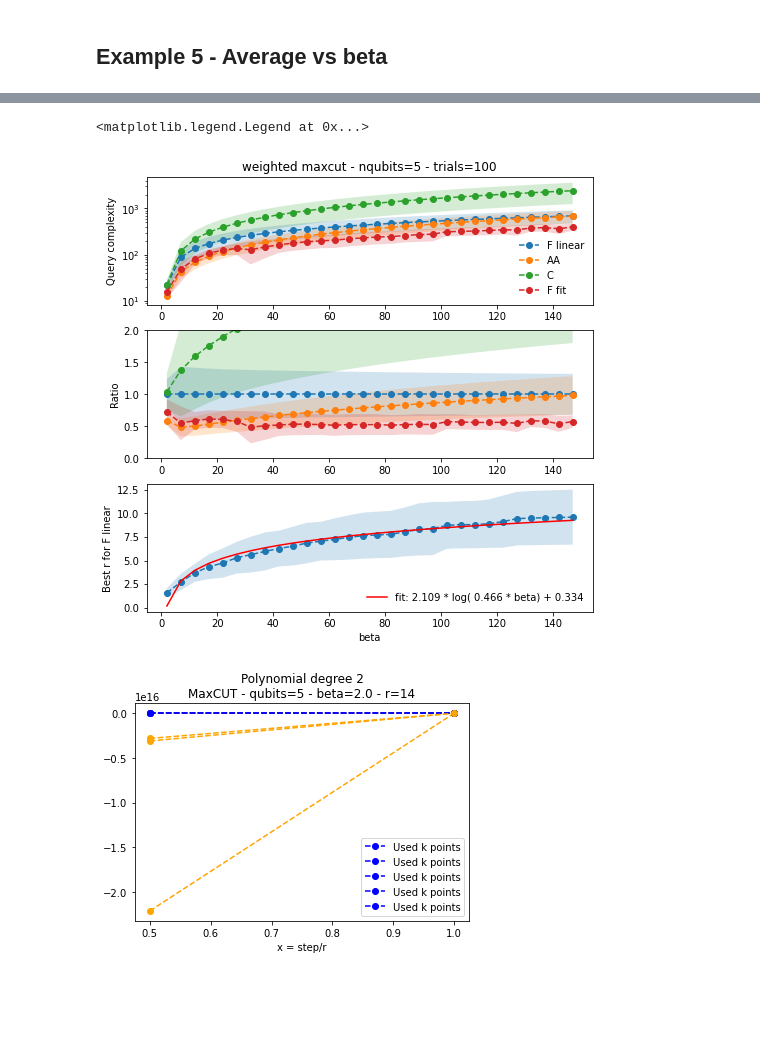
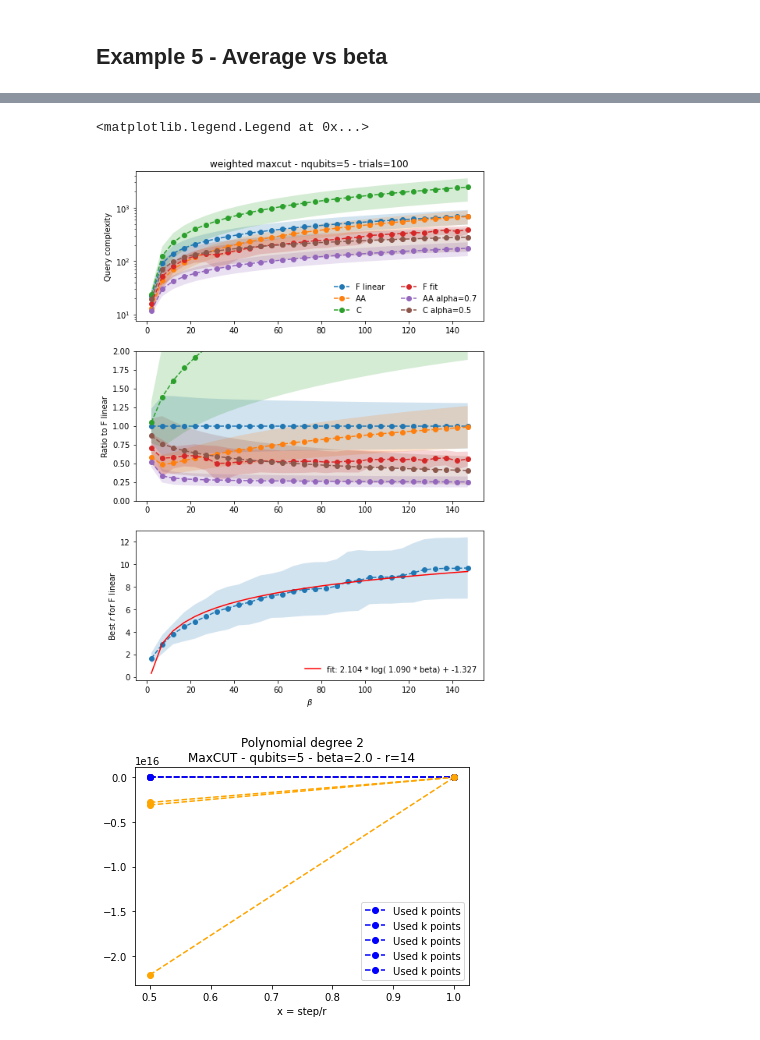
Before and after one commit to scarrazza/QITE, a Jupyter notebook: crosscheck.ipynb, the cells around one changed output, grey strips where cells are left out. Drawn from its saved outputs; the diff is of its cells as text; code cells hidden in the pictures; blank space fills up the shorter version.

```diff
--- a/crosscheck.ipynb
+++ b/crosscheck.ipynb
@@ -131,13 +131,13 @@ class FragmentedQuITE:
         """Return linear query prediction."""
         return self.compute_query(params=None, schedule=lambda t, _: t, r=r, b=b)
 
-    def Q(self, beta):
+    def Q(self, beta, alpha=1):
         Psbeta = self.Psuc(beta)
-        bquery = self.query(beta=beta, eps=self.eps / 2 * np.sqrt(Psbeta), deltal=1)
+        bquery = self.query(beta=beta**alpha, eps=self.eps / 2 * np.sqrt(Psbeta), deltal=1)
         return 1/Psbeta * bquery
 
-    def Qampl(self, beta):
+    def Qampl(self, beta, alpha=1):
         Psbeta = self.Psuc(beta)
-        return 1/np.sqrt(Psbeta) * self.query(beta=beta, eps=self.eps / 2 * np.sqrt(Psbeta), deltal=1)
+        return 1/np.sqrt(Psbeta) * self.query(beta=beta**alpha, eps=self.eps / 2 * np.sqrt(Psbeta), deltal=1)
 # %% [markdown]
 ## Example
@@ -521,10 +259,14 @@ def myschedule(t, params):
 
 r_range = range(1, 15)
 beta_max = 150
+alpha_c = 0.5
+alpha_ampl = 0.7
 beta_range = range(2, beta_max+1, 5)
 qref = np.zeros(shape=(len(beta_range),ntrials))
 qampl = np.zeros(shape=(len(beta_range),ntrials))
+qampl_alpha = np.zeros(shape=(len(beta_range),ntrials))
 qc = np.zeros(shape=(len(beta_range),ntrials))
+qc_alpha = np.zeros(shape=(len(beta_range),ntrials))
 bestr = np.zeros(shape=(len(beta_range), ntrials))
 qopt = np.zeros(shape=(len(beta_range),ntrials))
 parameters = np.zeros(shape=(len(beta_range), ntrials, npol-1))
@@ -536,10 +278,10 @@ for nt in range(ntrials):
                             random_graph=True), Qu)
 
     for ii, beta in enumerate(beta_range):
-        a_ref = model.Q(beta)
-        ampl_ref = model.Qampl(beta)
-        qampl[ii][nt] = ampl_ref
-        qc[ii][nt] = a_ref
+        qampl[ii][nt] =  model.Qampl(beta)
+        qampl_alpha[ii][nt] = model.Qampl(beta, alpha=alpha_ampl)
+        qc[ii][nt] = model.Q(beta)
+        qc_alpha[ii][nt] = model.Q(beta, alpha=alpha_c)
 
         values = []
         for r in r_range:
@@ -666,41 +391,46 @@ trial=0
 def plot_band(axs, x, cv, std, label=None):
     axs.plot(x, cv, 'o--',label=label)
     axs.fill_between(x, cv-std, cv+std, alpha=0.2)
 
-fig, axs = plt.subplots(3, figsize=(8,8))
+fig, axs = plt.subplots(3, figsize=(8,12))
 axs[0].set_title('weighted maxcut - nqubits=%d - trials=%d' % (nqubits, ntrials))
 plot_band(axs[0], beta_range, np.mean(qref, axis=1), np.std(qref, axis=1), label='F linear')
 plot_band(axs[0], beta_range, np.mean(qampl, axis=1), np.std(qampl, axis=1), label='AA')
 plot_band(axs[0], beta_range, np.mean(qc, axis=1), np.std(qc, axis=1), label='C')
 plot_band(axs[0], beta_range, np.nanmean(qopt, axis=1), np.nanstd(qopt, axis=1), label='F fit')
 
+plot_band(axs[0], beta_range, np.mean(qampl_alpha, axis=1), np.std(qampl_alpha, axis=1), label=f'AA alpha={alpha_ampl}')
+plot_band(axs[0], beta_range, np.mean(qc_alpha, axis=1), np.std(qc_alpha, axis=1), label=f'C alpha={alpha_c}')
+
 axs[0].set_yscale('log')
-axs[0].legend(frameon=False);
+axs[0].legend(frameon=False, ncol=2)
 axs[0].set_ylabel('Query complexity')
 
 plot_band(axs[1], beta_range, np.mean(qref, axis=1)/np.mean(qref, axis=1), np.std(qref, axis=1)/np.mean(qref, axis=1))
 plot_band(axs[1], beta_range, np.mean(qampl, axis=1)/np.mean(qref, axis=1), np.std(qampl, axis=1)/np.mean(qref, axis=1))
 plot_band(axs[1], beta_range, np.mean(qc, axis=1)/np.mean(qref, axis=1), np.std(qc, axis=1)/np.mean(qref, axis=1))
+plot_band(axs[1], beta_range, np.nanmean(qopt, axis=1)/np.mean(qref, axis=1), np.nanstd(qopt, axis=1)/np.mean(qref, axis=1))
 
-plot_band(axs[1], beta_range, np.nanmean(qopt, axis=1)/np.mean(qref, axis=1), np.nanstd(qopt, axis=1)/np.mean(qref, axis=1), label='F fit')
+plot_band(axs[1], beta_range, np.mean(qampl_alpha, axis=1)/np.mean(qref, axis=1), np.std(qampl_alpha, axis=1)/np.mean(qref, axis=1))
+plot_band(axs[1], beta_range, np.mean(qc_alpha, axis=1)/np.mean(qref, axis=1), np.std(qc_alpha, axis=1)/np.mean(qref, axis=1))
 
 axs[1].set_ylim([0,2])
-axs[2].set_xlabel('beta')
-axs[1].set_ylabel('Ratio');
+axs[2].set_xlabel(r'$\beta$')
+axs[1].set_ylabel('Ratio to F linear');
 
-axs[2].set_ylabel('Best r for F linear')
+axs[2].set_ylabel('Best $r$ for F linear')
 plot_band(axs[2], beta_range, np.mean(bestr, axis=1), np.std(bestr, axis=1))
 
 def func(x, a, b, c):
     return a * np.log(np.abs(b) * x) + c
 
 popt, pcov = curve_fit(func, beta_range, np.mean(bestr, axis=1))
-axs[2].plot(beta_range, func(beta_range, *popt), 'r-',
+axs[2].plot(beta_range, func(beta_raPnge, *popt), 'r-',
         label='fit: %5.3f * log( %5.3f * beta) + %5.3f' % tuple(popt))
 axs[2].legend(loc='lower right', frameon=False)
 # %% [output]
 <matplotlib.legend.Legend at 0x...>
-[figure, old version]
+[figure, new version]
 # %%
 # plot
 x = np.linspace(0,1,50)
```
Also changed, not shown: parts of 7 cells of this notebook.
